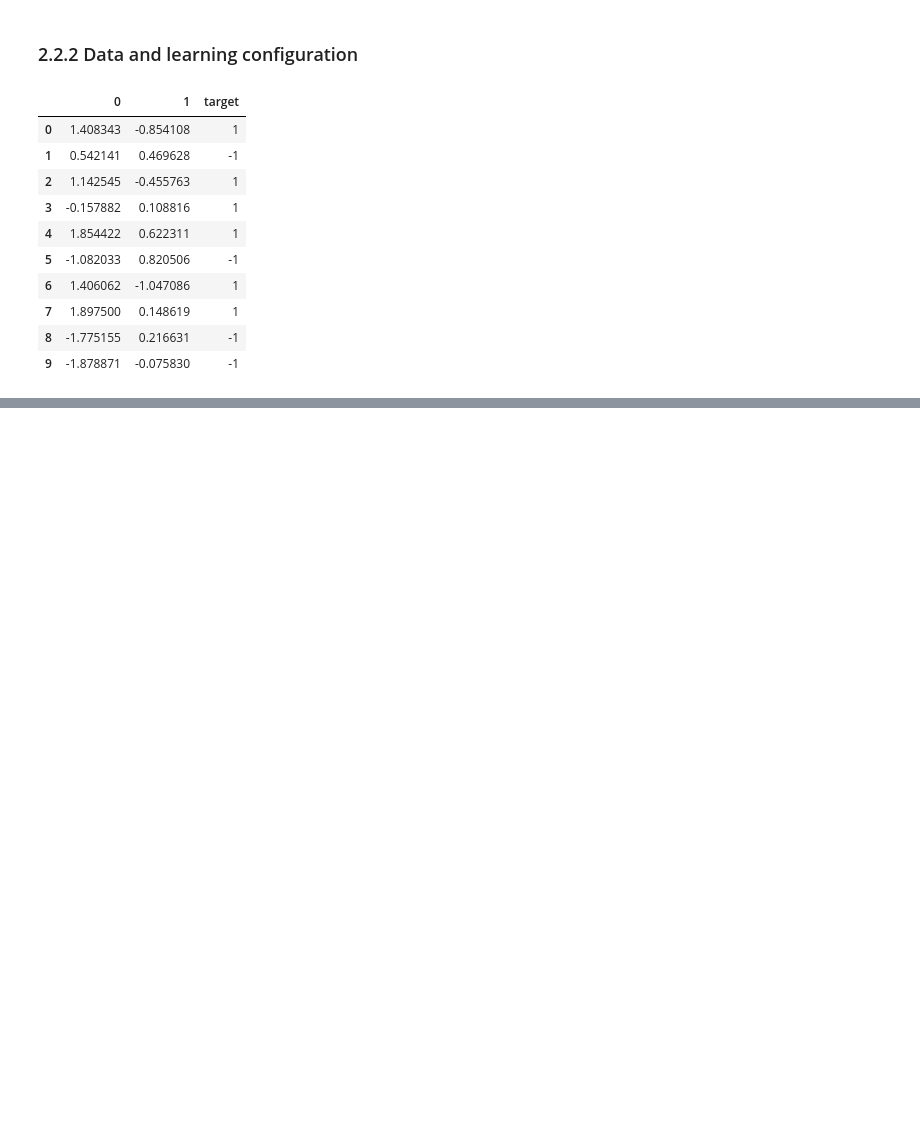
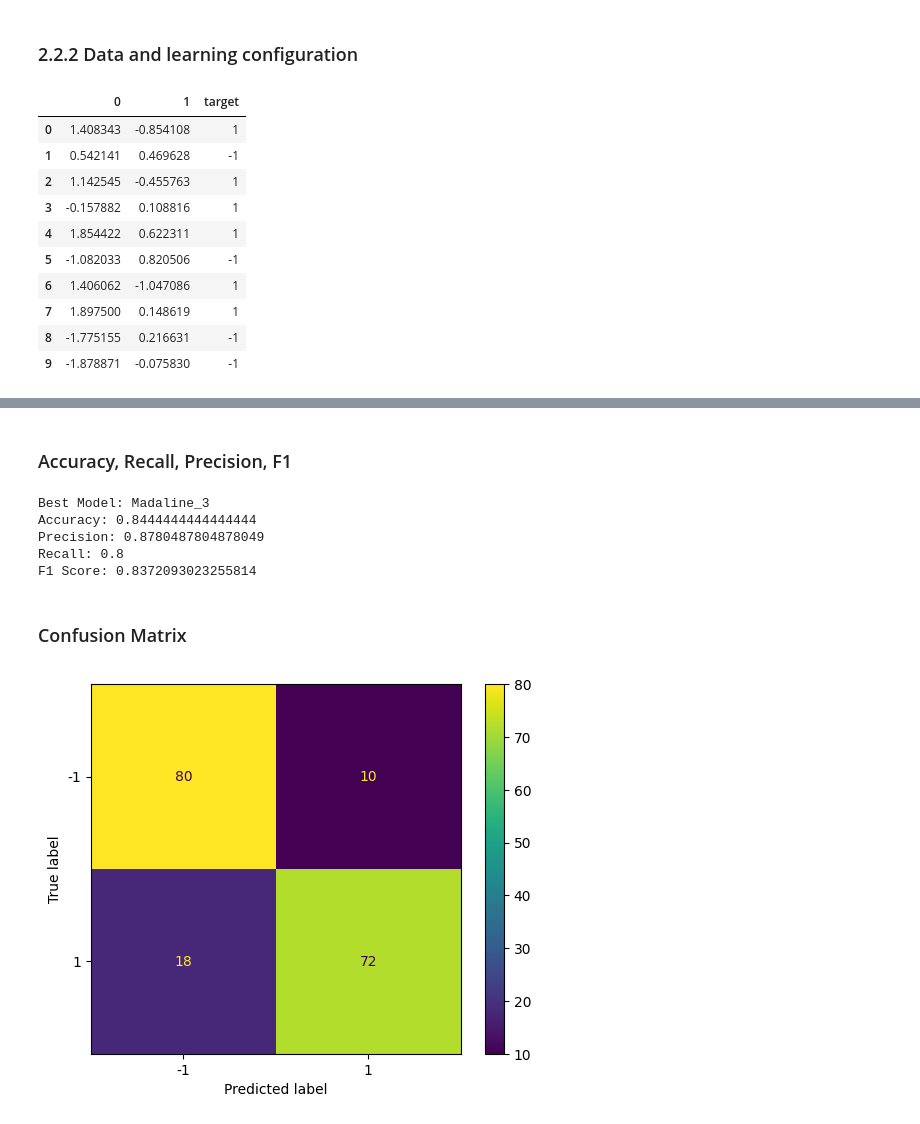
Before and after one commit to KzrLancelotV2/Deep-Learning-and-Neural-Networks, a Jupyter notebook: 2.ipynb, the cells around one changed output, grey strips where cells are left out. Cells and saved outputs as stored; diff of their text form; code cells hidden in the pictures; blank space fills up the shorter version.

```diff
--- a/2.ipynb
+++ b/2.ipynb
@@ -613,0 +643,33 @@ Epoch MSE: 0.9595 | Accuracy: 0.6643
+# %% [markdown]
+### Accuracy, Recall, Precision, F1
+# %%
+best_idx = np.argmax([acc_history[-1] for acc_history in acc_histories])
+best_model = Madaline_models[best_idx]
+print(f"Best Model: Madaline_{best_idx + 1}")
+best_preds_moons, best_scores_moons = Madaline_models[best_idx].predict(Xmoons_test_scaled)
+
+
+accuracy = metrics.accuracy_score(ymoons_test, best_preds_moons)
+precision = metrics.precision_score(ymoons_test, best_preds_moons)
+recall = metrics.recall_score(ymoons_test, best_preds_moons)
+f1 = metrics.f1_score(ymoons_test, best_preds_moons)
+
+print(f"Accuracy: {accuracy}")
+print(f"Precision: {precision}")
+print(f"Recall: {recall:}")
+print(f"F1 Score: {f1}")
+# %% [output]
+Best Model: Madaline_3
+Accuracy: 0.8444444444444444
+Precision: 0.8780487804878049
+Recall: 0.8
+F1 Score: 0.8372093023255814
+# %% [markdown]
+### Confusion Matrix
+# %%
+confusion_matrix_moons = metrics.confusion_matrix(ymoons_test, best_preds_moons)
+cm_display = metrics.ConfusionMatrixDisplay(confusion_matrix = confusion_matrix_moons, display_labels = [-1, 1])
+cm_display.plot()
+plt.show()
+# %% [output]
+[figure, added]
```
Also changed, not shown: parts of 13 cells of this notebook, 1 other file.
